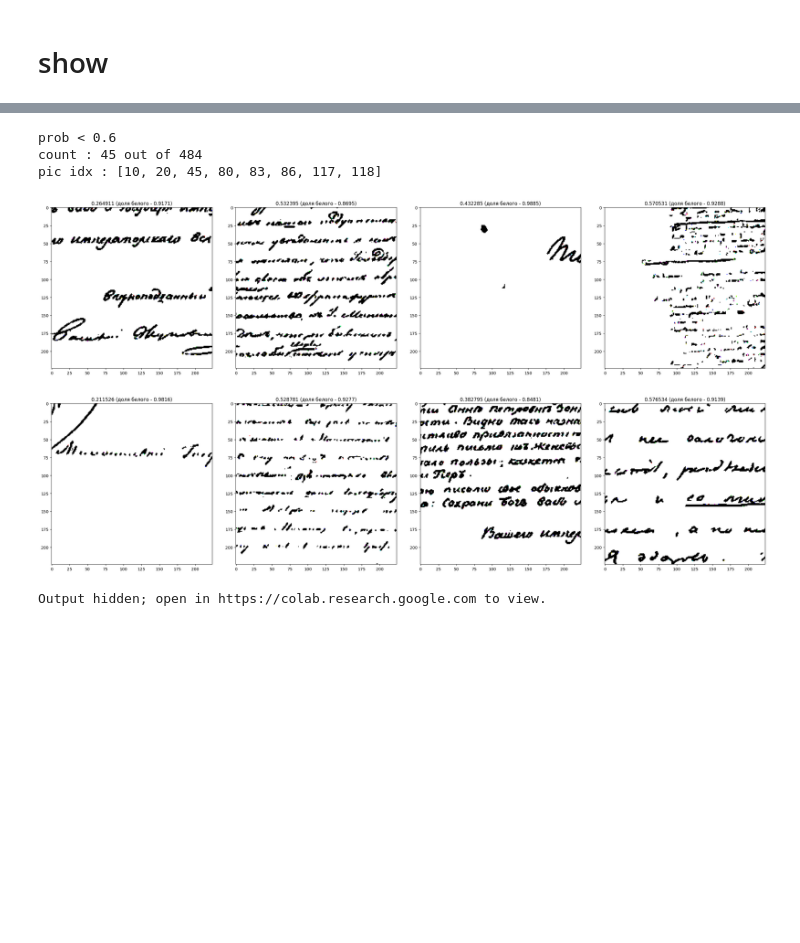
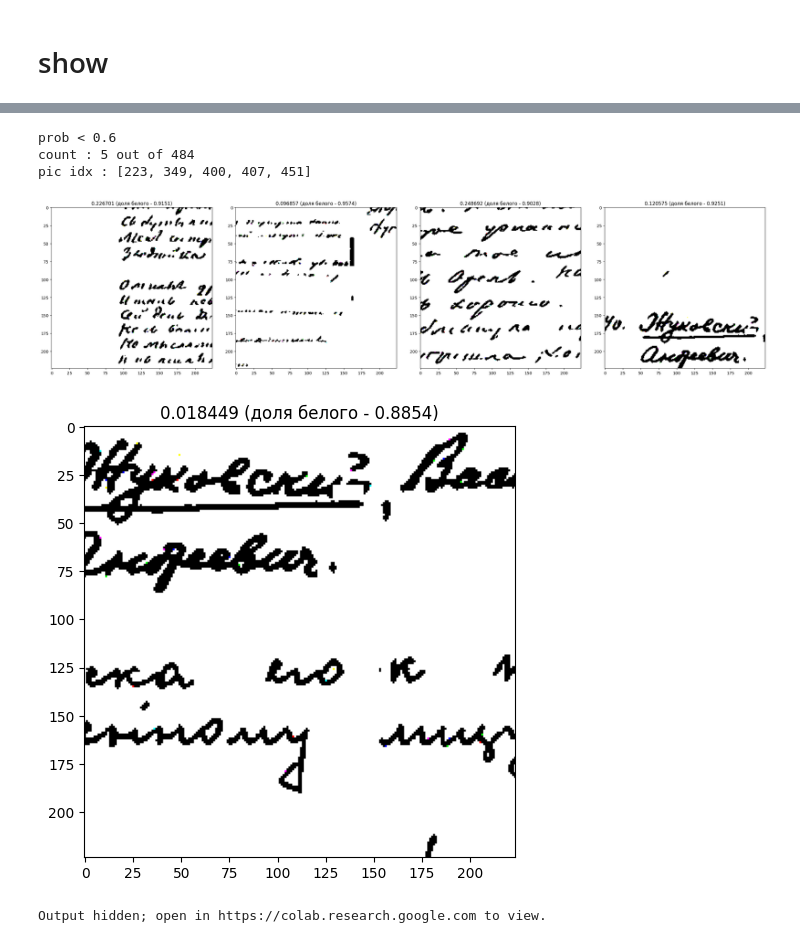
Before and after one commit to Natalka-Pro/Zhukovsky, a Jupyter notebook: Zhukovsky (siam).ipynb, the cells around one changed output, grey strips where cells are left out. Drawn from its saved outputs; the diff is of its cells as text; code cells hidden in the pictures; blank space fills up the shorter version.

```diff
--- a/Zhukovsky (siam).ipynb
+++ b/Zhukovsky (siam).ipynb
@@ -301,8 +304,6 @@ Train: 745
 # %%
-train_loader = torch.utils.data.DataLoader(train_dataset, batch_size=BATCH_SIZE,
-                                           shuffle=True)
-test_loader = torch.utils.data.DataLoader(test_dataset, batch_size=BATCH_SIZE,
-                                          shuffle=False)
+train_loader = DataLoader(train_dataset, batch_size=BATCH_SIZE, shuffle=True)
+test_loader = DataLoader(test_dataset, batch_size=BATCH_SIZE, shuffle=False)
 
 print(f"Train batches: {len(train_loader)}\n Test batches: {len(test_loader)}")
 # %% [output]
@@ -335,18 +336,13 @@ start_time = time()
 
 seed_everything(42)
 
-# выбираем функцию потерь
 loss_fn = torch.nn.CrossEntropyLoss()
 
-# выбираем алгоритм оптимизации и learning_rate.
-# вы можете экспериментировать с разными значениями learning_rate
 learning_rate = 1e-4
 optimizer = torch.optim.Adam(NN.parameters(), lr=learning_rate)
 
-# запустим обучение модели
-# параметр n_epoch можно варьировать
-NN = train(NN, train_loader, test_loader, loss_fn, optimizer, n_epoch=10)
-# torch.save(NN.state_dict(), PATH)
+NN = train(NN, train_loader, test_loader, loss_fn, optimizer, n_epoch=EPOCHES_CL, globals=glob_dict)
+torch.save(NN.state_dict(), PATH_CL)
 
 print(f"# Время работы: {(time() - start_time):6.5f}s")
 # %% [output]
@@ -399,0 +368,13 @@ array([[57, 27],
+# %%
+class Pipeline(nn.Module):
+    def __init__(self, model, NN):
+        super().__init__()
+        self.model = model
+        self.NN = NN
+
+    def forward(self, x):
+        x = self.model(x.to(DEVICE))
+        x = self.NN(x)
+        return x
+# %%
+pipe = Pipeline(model, NN)
@@ -443,9 +436,10 @@ pic idx : [0, 1, 3, 4, 5, 6, 8, 9]
 # %%
-y_pred, _, y_prob, X = show_result(model, pos_loader, 0.6, greater = False, col = 8)
+y_pred, _, y_prob, X = show_result(pipe, pos_dataset, 0.6, greater = False, col = 8,
+                                   globals=glob_dict)
 # %% [output]
 prob < 0.6
-count : 45 out of 484
-pic idx : [10, 20, 45, 80, 83, 86, 117, 118]
+count : 5 out of 484
+pic idx : [223, 349, 400, 407, 451]
-[figure, old version]
+[figure, new version]
-[figure, old version]
+[figure, new version]
 # %%
```
Also changed, not shown: parts of 28 cells of this notebook, 2 other files.
